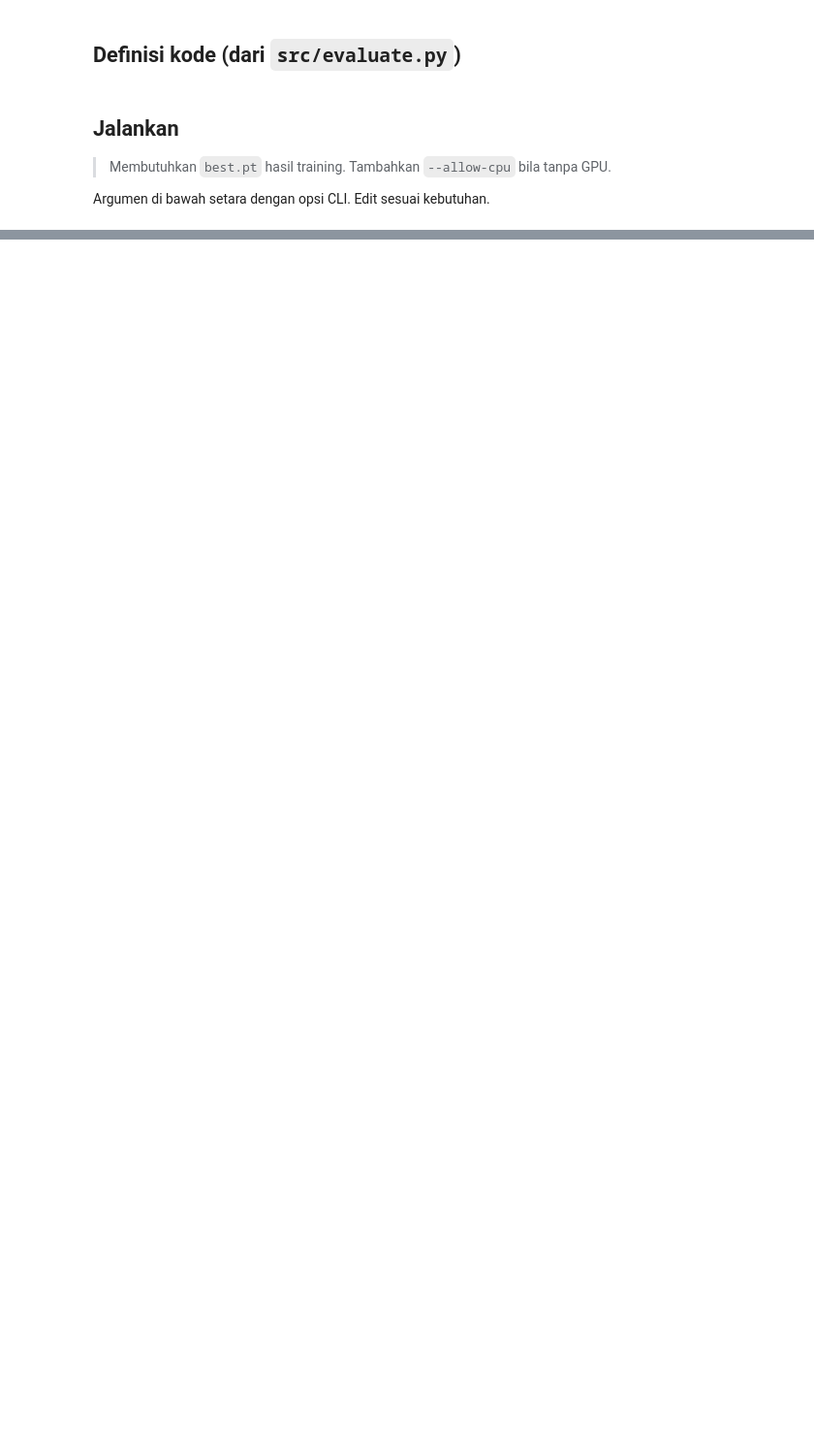
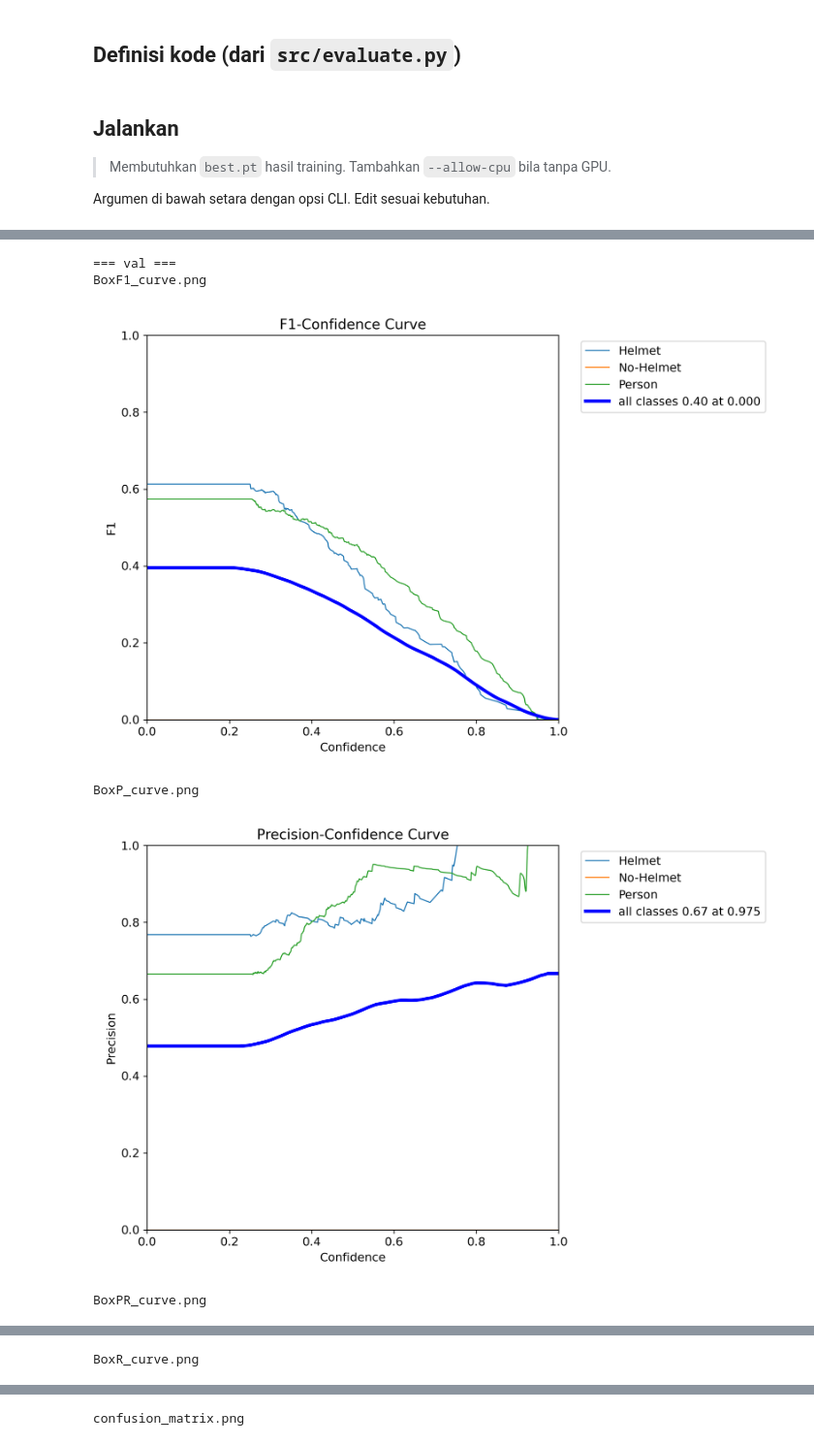
Before and after one commit to victoriavals/construction-safety-helmet-yolo26, a Jupyter notebook: notebooks/04_evaluate.ipynb, the cells around one changed output, grey strips where cells are left out. Shown at 97% size. Drawn from its saved outputs; the diff is of its cells as text; code cells hidden in the pictures; blank space fills up the shorter version.

```diff
--- a/notebooks/04_evaluate.ipynb
+++ b/notebooks/04_evaluate.ipynb
@@ -473,19 +473,0 @@ print("exit code:", rc)
-# %%
-# === Tampilkan hasil evaluasi (jalankan setelah sel Run selesai) ===
-from pathlib import Path
-import pandas as pd
-from IPython.display import Image, display
-
-out = Path("runs/evaluate")
-shown = False
-for name in ["val_metrics.csv", "test_metrics.csv"]:
-    p = out / name
-    if p.exists():
-        shown = True; print(name); display(pd.read_csv(p))
-preds = out / "predictions"
-if preds.exists():
-    imgs = sorted(q for q in preds.glob("*") if q.suffix.lower() in {".jpg", ".jpeg", ".png"})[:6]
-    for q in imgs:
-        display(Image(filename=str(q)))
-if not shown:
-    print("Belum ada hasil evaluasi — jalankan sel Run dulu.")
@@ -491,0 +501,19 @@ if not shown:
+# %%
+from pathlib import Path
+from IPython.display import Image, display
+shown = False
+for sub in ["val", "test"]:
+    d = Path("runs/evaluate") / sub
+    if not d.exists(): continue
+    pngs = sorted(list(d.glob("confusion_matrix*.png")) + list(d.glob("*_curve.png")))
+    if pngs: print(f"=== {sub} ==="); shown = True
+    for q in pngs:
+        print(q.name); display(Image(filename=str(q)))
+if not shown: print("Belum ada plot diagnostik - jalankan sel Run dulu.")
+# %% [output]
+=== val ===
+BoxF1_curve.png
+[figure, added]
+BoxP_curve.png
+[figure, added]
+BoxPR_curve.png
@@ -491,0 +521 @@ if not shown:
+BoxR_curve.png
@@ -491,0 +523 @@ if not shown:
+confusion_matrix.png
```
Also changed, not shown: parts of 17 cells of this notebook, 5 other files.
